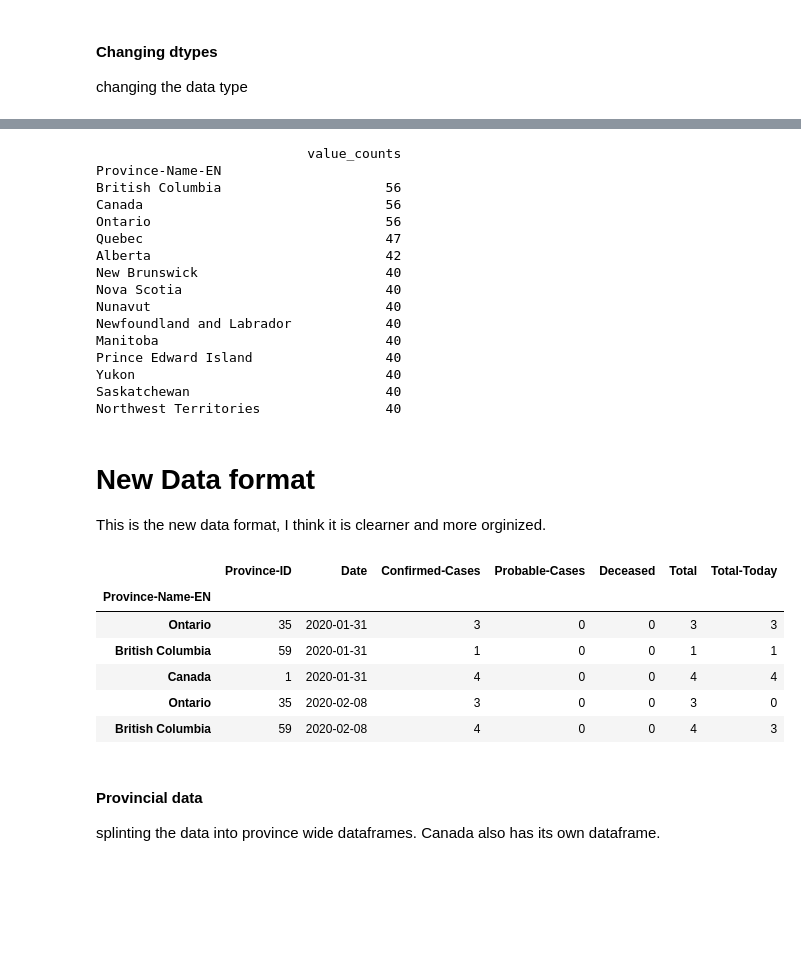
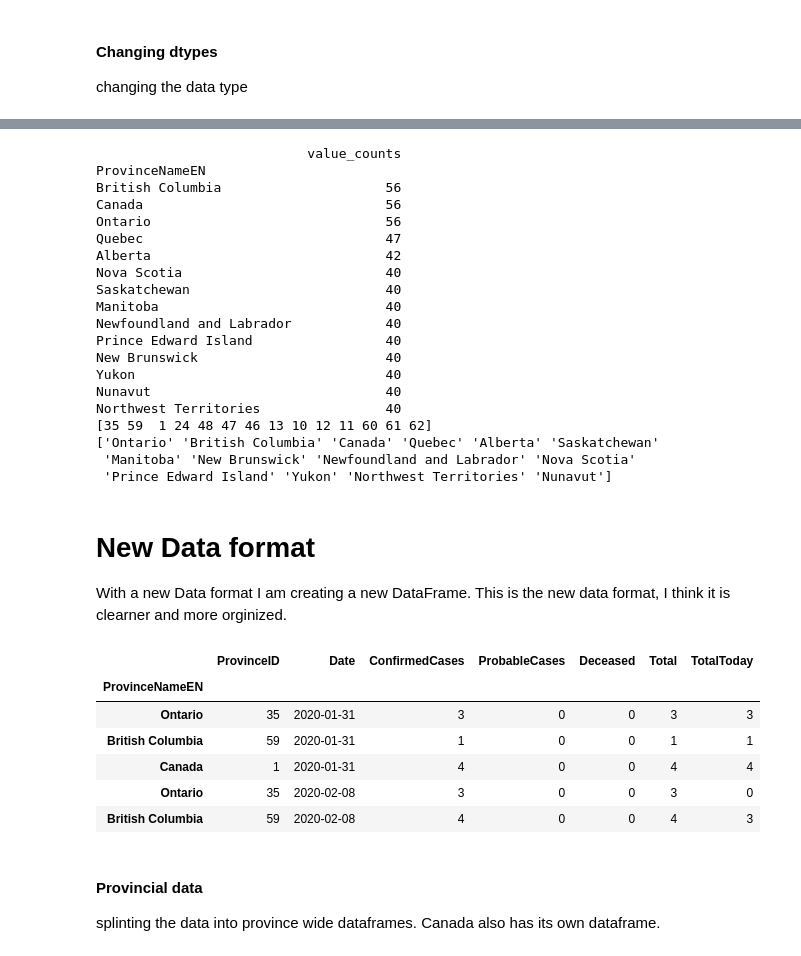
Before and after one commit to Paul-M-K/Covid-19, a Jupyter notebook: Covid_19_python.ipynb, the cells around one changed output, grey strips where cells are left out. Cells and saved outputs as stored; diff of their text form; code cells hidden in the pictures; blank space fills up the shorter version.

```diff
--- a/Covid_19_python.ipynb
+++ b/Covid_19_python.ipynb
@@ -135,8 +136,8 @@ df = df[df[1] != 'Repatriated travellers']
 redefining headers to something more discriptive
 # %%
 #Set header names for data frame
-headers = ["Province-ID","Province-Name-EN","Date","Confirmed-Cases", "Probable-Cases","Deceased",
-         "Total","Total-Today"]
+headers = ["ProvinceID","ProvinceNameEN","Date","ConfirmedCases", "ProbableCases","Deceased",
+         "Total","TotalToday"]
 df.columns = headers
 # %% [markdown]
 #### missing data ####
@@ -160,9 +161,9 @@ dtype: float64
 changing the data type
 # %%
 # Chaning data types to integers
-df[["Province-ID", "Confirmed-Cases"]] = df[["Province-ID", "Confirmed-Cases"]].astype("int")
-df[["Probable-Cases","Deceased"]] = df[["Probable-Cases","Deceased"]].astype("int")
-df[["Total","Total-Today"]] = df[["Total","Total-Today"]].astype("int")
+df[["ProvinceID", "ConfirmedCases"]] = df[["ProvinceID", "ConfirmedCases"]].astype("int")
+df[["ProbableCases","Deceased"]] = df[["ProbableCases","Deceased"]].astype("int")
+df[["Total","TotalToday"]] = df[["Total","TotalToday"]].astype("int")
 
 # Changing data tpye to datetime
 df[['Date']] = df[['Date']].astype("datetime64")
@@ -190,40 +195,45 @@ df.head()
 # %%
 #catagorical data Display data in a different manner, this is for own personal use.
-province_counts = df["Province-Name-EN"].value_counts().to_frame()
-province_counts.rename(columns={'Province-Name-EN': 'value_counts'}, inplace=True)
+province_counts = df["ProvinceNameEN"].value_counts().to_frame()
+province_counts.rename(columns={'ProvinceNameEN': 'value_counts'}, inplace=True)
 
-province_counts.index.name = 'Province-Name-EN'
+province_counts.index.name = 'ProvinceNameEN'
 print (province_counts)
-#print (df['Province-ID'].unique())
-#print(df['Province-Name-EN'].unique())
+print (df['ProvinceID'].unique())
+print(df['ProvinceNameEN'].unique())
 # %% [output]
                            value_counts
-Province-Name-EN
+ProvinceNameEN
 British Columbia                     56
 Canada                               56
 Ontario                              56
 Quebec                               47
 Alberta                              42
+Nova Scotia                          40
+Saskatchewan                         40
+Manitoba                             40
+Newfoundland and Labrador            40
+Prince Edward Island                 40
 New Brunswick                        40
-Nova Scotia                          40
+Yukon                                40
 Nunavut                              40
-Newfoundland and Labrador            40
-Manitoba                             40
-Prince Edward Island                 40
-Yukon                                40
-Saskatchewan                         40
 Northwest Territories                40
+[35 59  1 24 48 47 46 13 10 12 11 60 61 62]
+['Ontario' 'British Columbia' 'Canada' 'Quebec' 'Alberta' 'Saskatchewan'
+ 'Manitoba' 'New Brunswick' 'Newfoundland and Labrador' 'Nova Scotia'
+ 'Prince Edward Island' 'Yukon' 'Northwest Territories' 'Nunavut']
 # %% [markdown]
 # New Data format #
 
-This is the new data format, I think it is clearner and more orginized.
+With a new Data format I am creating a new DataFrame. This is the new data format, I think it is clearner and more orginized.
 # %%
 #df_group_one = df[['Province-Name-EN','Date','Confirmed-Cases']]
-df.set_index("Province-Name-EN", inplace=True)
-df.head()
+df_1 = df
+df_1.set_index("ProvinceNameEN", inplace=True)
+df_1.head()
 # %% [output]
-|  | Province-ID | Date | Confirmed-Cases | Probable-Cases | Deceased | Total | Total-Today |
-| Province-Name-EN |  |  |  |  |  |  |  |
+|  | ProvinceID | Date | ConfirmedCases | ProbableCases | Deceased | Total | TotalToday |
+| ProvinceNameEN |  |  |  |  |  |  |  |
 | Ontario | 35 | 2020-01-31 | 3 | 0 | 0 | 3 | 3 |
 | British Columbia | 59 | 2020-01-31 | 1 | 0 | 0 | 1 | 1 |
 | Canada | 1 | 2020-01-31 | 4 | 0 | 0 | 4 | 4 |
```
Also changed, not shown: parts of 32 cells of this notebook.
